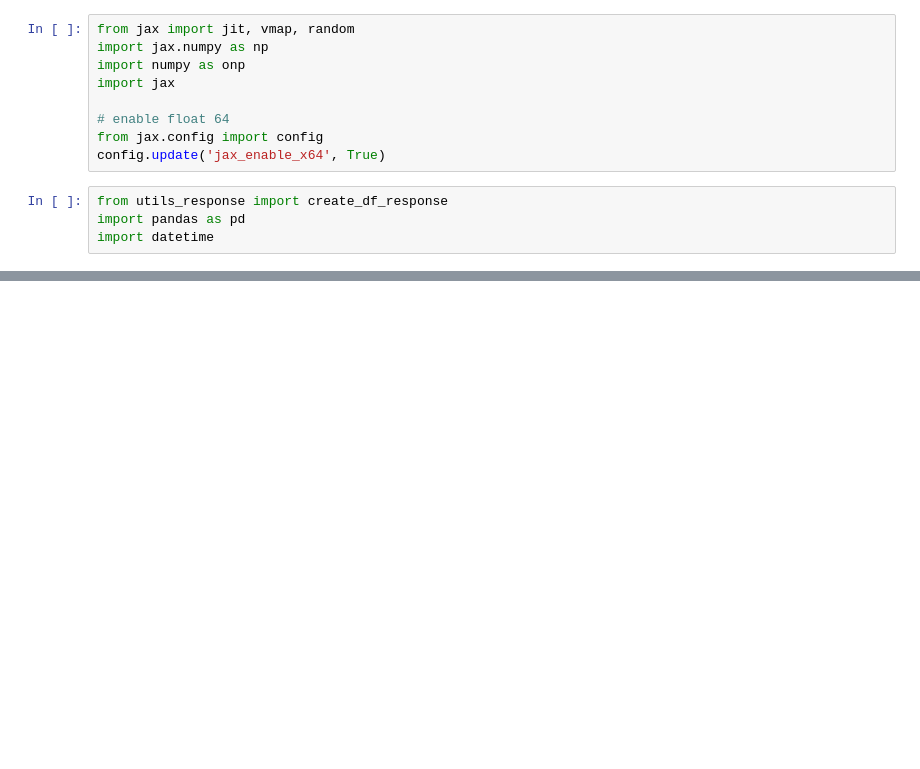
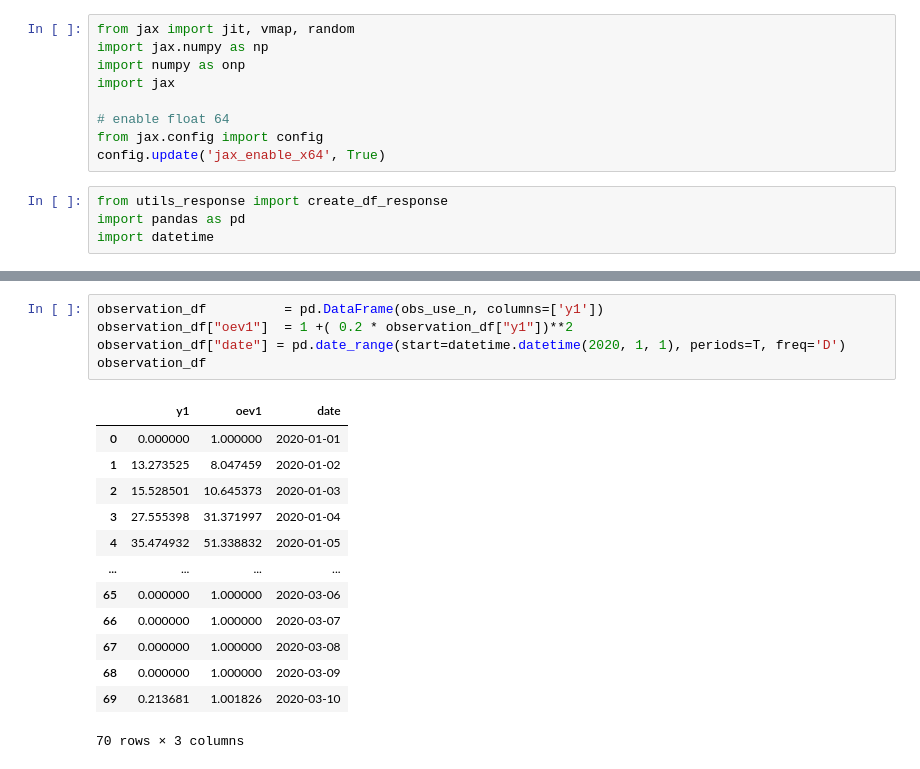
Before and after one commit to ChaosDonkey06/pompjax, a Jupyter notebook: example.ipynb, the cells around one changed output, grey strips where cells are left out. Drawn from its saved outputs; the diff is of its cells as text; blank space fills up the shorter version.

```diff
--- a/example.ipynb
+++ b/example.ipynb
@@ -122,0 +107,19 @@ def normal_loglikelihood(real_world_observations, model_observations, error_vari
+# %%
+observation_df          = pd.DataFrame(obs_use_n, columns=['y1'])
+observation_df["oev1"]  = 1 +( 0.2 * observation_df["y1"])**2
+observation_df["date"] = pd.date_range(start=datetime.datetime(2020, 1, 1), periods=T, freq='D')
+observation_df
+# %% [output]
+|  | y1 | oev1 | date |
+| 0 | 0.000000 | 1.000000 | 2020-01-01 |
+| 1 | 13.273525 | 8.047459 | 2020-01-02 |
+| 2 | 15.528501 | 10.645373 | 2020-01-03 |
+| 3 | 27.555398 | 31.371997 | 2020-01-04 |
+| 4 | 35.474932 | 51.338832 | 2020-01-05 |
+| ... | ... | ... | ... |
+| 65 | 0.000000 | 1.000000 | 2020-03-06 |
+| 66 | 0.000000 | 1.000000 | 2020-03-07 |
+| 67 | 0.000000 | 1.000000 | 2020-03-08 |
+| 68 | 0.000000 | 1.000000 | 2020-03-09 |
+| 69 | 0.213681 | 1.001826 | 2020-03-10 |
+70 rows × 3 columns
```
Also changed, not shown: parts of 11 cells of this notebook, 5 other files.
